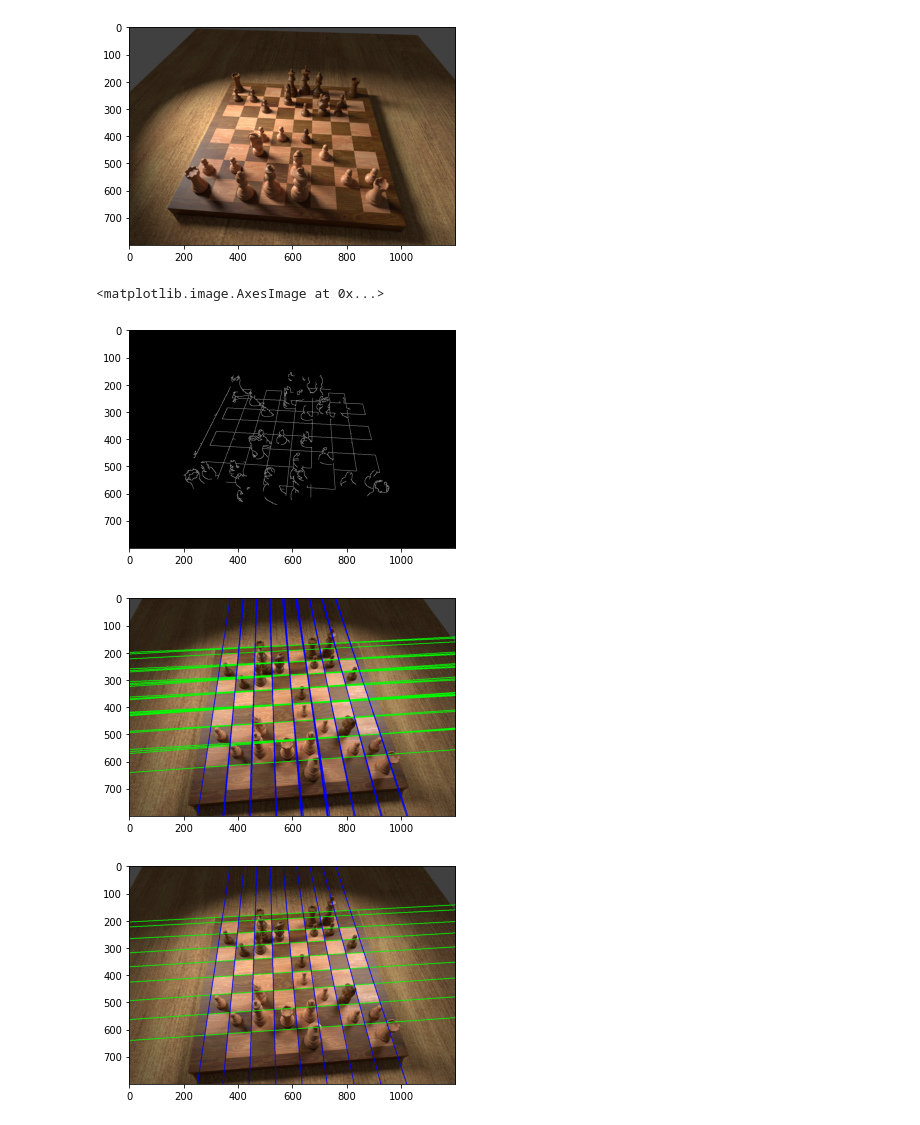
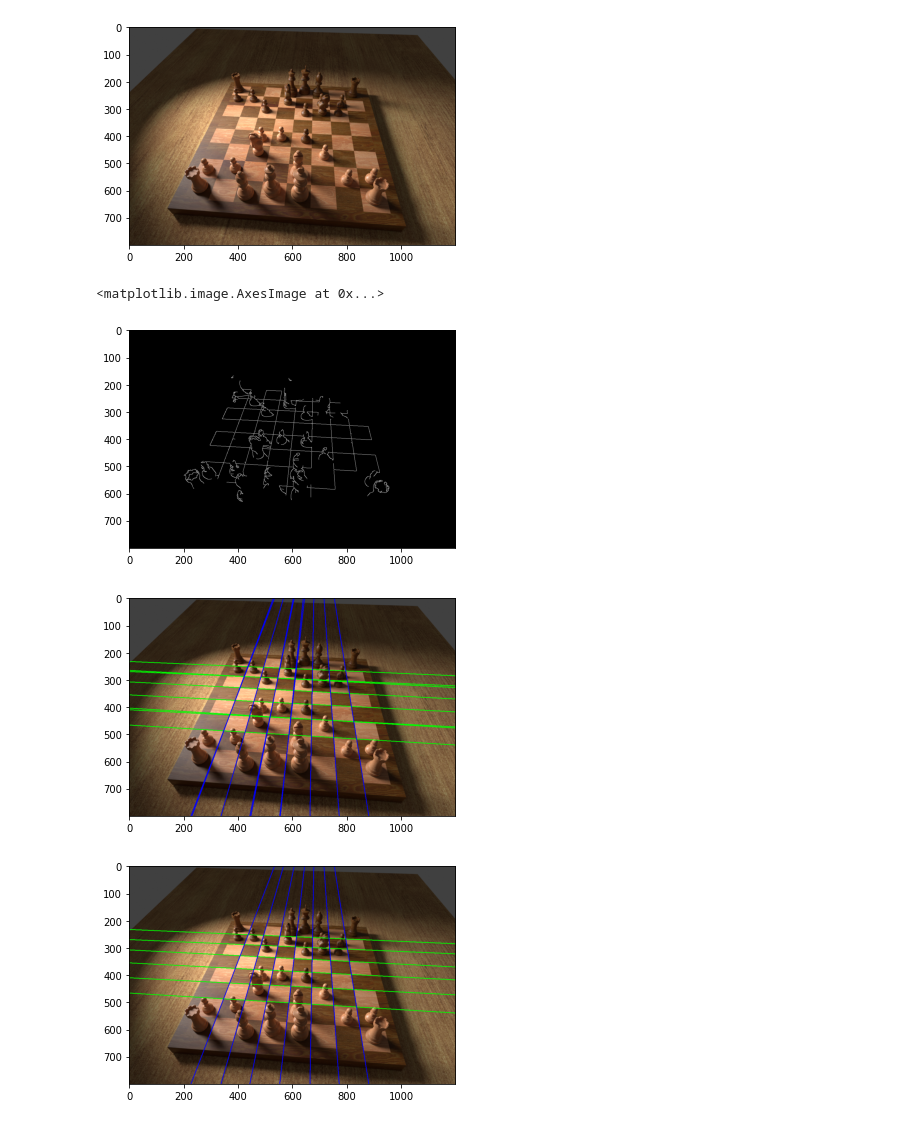
Before and after one commit to georg-wolflein/chesscog, a Jupyter notebook: notebooks/corner_detection.ipynb, the cells around one changed output. Drawn from its saved outputs; the diff is of its cells as text; code cells hidden in the pictures.

Commit message:
Corner detection results

```diff
--- a/notebooks/corner_detection.ipynb
+++ b/notebooks/corner_detection.ipynb
@@ -33,5 +33,5 @@ from chesscog.utils import sort_corner_points
 from chesscog.utils.config import CfgNode as CN
 from chesscog.utils.io import URI
 # %%
+cfg = CN.load_yaml_with_base(URI("config://corner_detection.yaml"))
 cfg = CN.load_yaml_with_base(URI("config://corner_detection/_base.yaml"))
-cfg.params_dict()
@@ -55,22 +47,22 @@ show(img)
 # %% [output]
 [figure]
 # %%
-edges = detect_edges(img, 90, 400, 3)
+edges = detect_edges(cfg, img)
 
 plt.imshow(edges, cmap="gray")
 # %% [output]
 <matplotlib.image.AxesImage at 0x...>
-[figure, old version]
+[figure, new version]
 # %%
-lines = detect_lines(edges, 100)
+lines = detect_lines(cfg, edges)
 all_horizontal_lines, all_vertical_lines = cluster_horizontal_and_vertical_lines(lines)
 
 all_lines_img = img.copy()
 draw_lines(all_lines_img, all_horizontal_lines, (0, 255, 0))
 draw_lines(all_lines_img, all_vertical_lines, (255, 0, 0))
 show(all_lines_img)
 # %% [output]
-[figure, old version]
+[figure, new version]
 # %%
 horizontal_lines = eliminate_similar_lines(all_horizontal_lines, all_vertical_lines)
 vertical_lines = eliminate_similar_lines(all_vertical_lines, all_horizontal_lines)
@@ -80,7 +72,7 @@ draw_lines(lines_img, horizontal_lines, (0, 255, 0))
 draw_lines(lines_img, vertical_lines, (255, 0, 0))
 show(lines_img)
 # %% [output]
-[figure, old version]
+[figure, new version]
 # %%
 intersection_points = get_intersection_points(horizontal_lines, vertical_lines)
 
```
Also changed, not shown: parts of 8 cells of this notebook, 5 other files.
